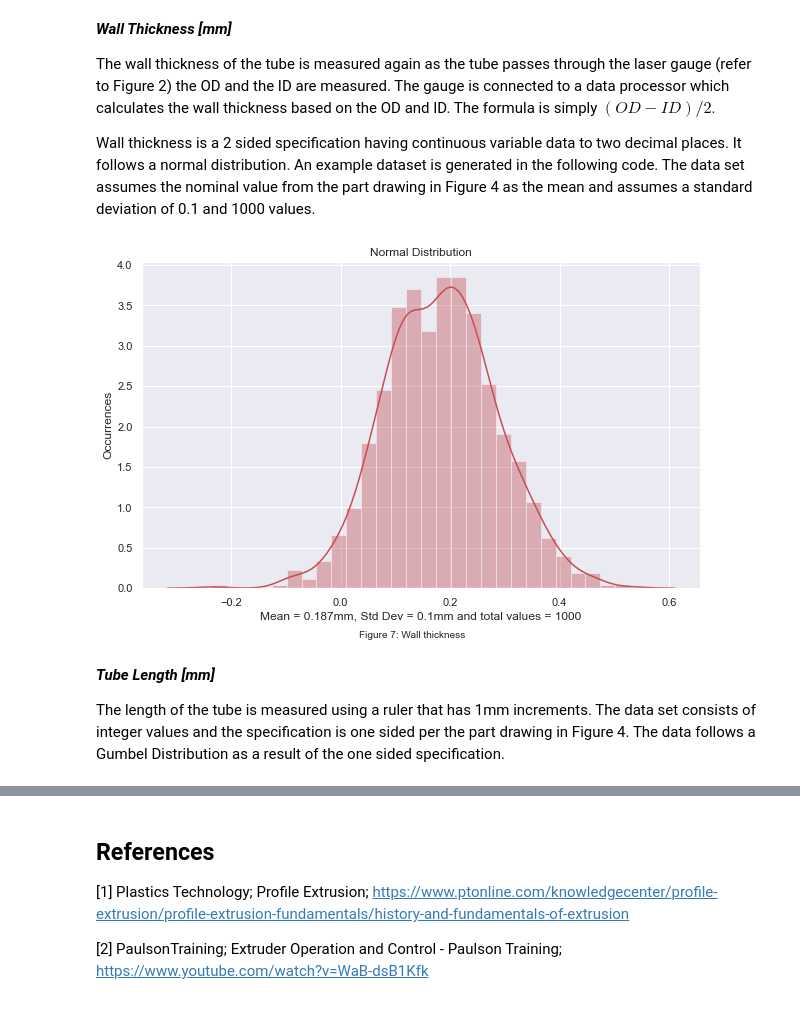
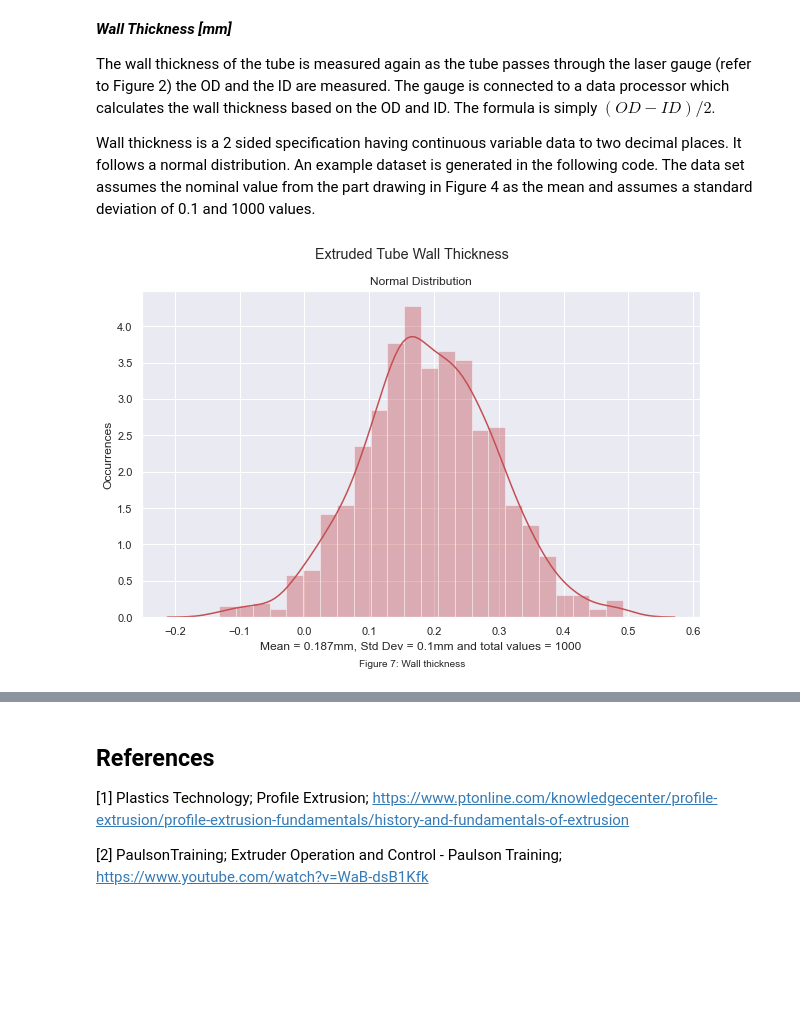
Before and after one commit to KeithQuinn/Project_2020_Programming-for-Data-Analysis, a Jupyter notebook: Project_2020_Programming-for-Data-Analysis.ipynb, the cells around one changed output, grey strips where cells are left out. Cells and saved outputs as stored; diff of their text form; code cells hidden in the pictures; blank space fills up the shorter version.

```diff
--- a/Project_2020_Programming-for-Data-Analysis.ipynb
+++ b/Project_2020_Programming-for-Data-Analysis.ipynb
@@ -191,21 +200,18 @@ Wall thickness is a 2 sided specification having continuous variable data to two
 # %%
 loc = 0.187 # mean
 scale = 0.1 # standard deviation
 size = 1000 # number of values
 
 normal_data = np.random.normal(loc, scale, size) # generate a data set that follows a normal distribution
 
 plt.figure(figsize=(10, 6)) # figure size
 plt.title('Normal Distribution') # title
+plt.suptitle('Extruded Tube Wall Thickness') # subtitle
 plt.xlabel(f'Mean = {loc}mm, Std Dev = {scale}mm and total values = {size}') # xlabel
 plt.ylabel('Occurrences') # ylabel
 sns.distplot(a=normal_data, hist=True, kde=True, color='r')
 txt="Figure 7: Wall thickness" # create caption
 plt.figtext(0.5, 0.01, txt, wrap=True, horizontalalignment='center', fontsize=10) # locate caption
 plt.show() # show histogram
 # %% [output]
-[figure, old version]
+[figure, new version]
-# %% [markdown]
-*__Tube Length [mm]__*
-
-The length of the tube is measured using a ruler that has 1mm increments. The data set consists of integer values and the specification is one sided per the part drawing in Figure 4. The data follows a Gumbel Distribution as a result of the one sided specification.
```
Also changed, not shown: parts of 13 cells of this notebook.
